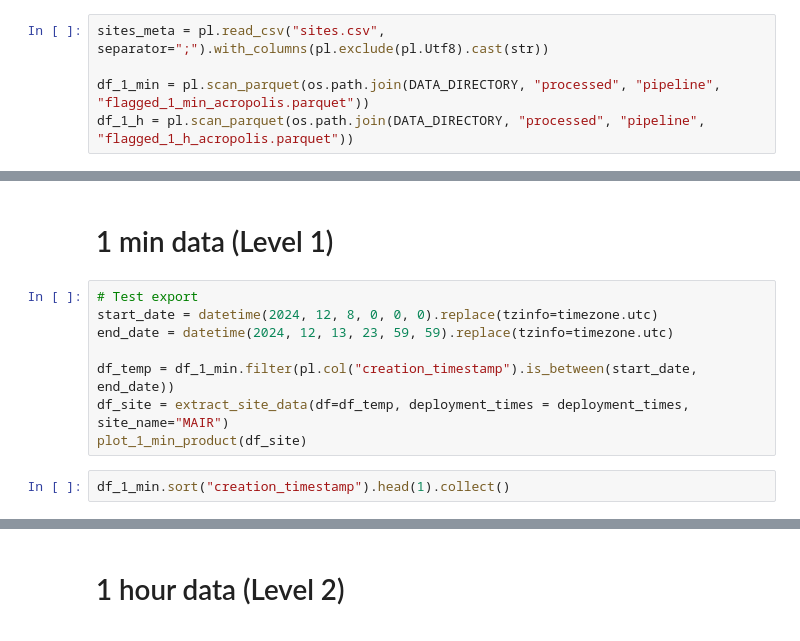
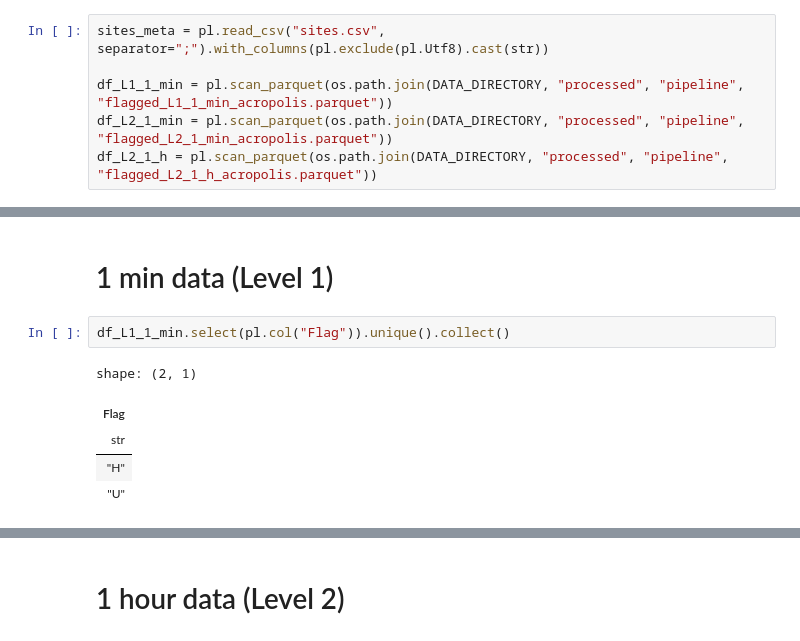
Before and after one commit to tum-esm/ACROPOLIS-data-processing, a Jupyter notebook: notebooks/export_icos_cities_portal/02_split_sites.ipynb, the cells around one changed output, grey strips where cells are left out. Saved outputs shown, nothing was run; the diff lists cells and outputs as text.

Commit message:
updates for L2 1minute product

```diff
--- a/notebooks/export_icos_cities_portal/02_split_sites.ipynb
+++ b/notebooks/export_icos_cities_portal/02_split_sites.ipynb
@@ -12,8 +10,9 @@ DATA_DIRECTORY = os.environ.get("DATA_DIRECTORY")
 # %%
 sites_meta = pl.read_csv("sites.csv", separator=";").with_columns(pl.exclude(pl.Utf8).cast(str))
 
-df_1_min = pl.scan_parquet(os.path.join(DATA_DIRECTORY, "processed", "pipeline", "flagged_1_min_acropolis.parquet"))
-df_1_h = pl.scan_parquet(os.path.join(DATA_DIRECTORY, "processed", "pipeline", "flagged_1_h_acropolis.parquet"))
+df_L1_1_min = pl.scan_parquet(os.path.join(DATA_DIRECTORY, "processed", "pipeline", "flagged_L1_1_min_acropolis.parquet"))
+df_L2_1_min = pl.scan_parquet(os.path.join(DATA_DIRECTORY, "processed", "pipeline", "flagged_L2_1_min_acropolis.parquet"))
+df_L2_1_h = pl.scan_parquet(os.path.join(DATA_DIRECTORY, "processed", "pipeline", "flagged_L2_1_h_acropolis.parquet"))
 # %%
 print(deployment_times["TUMR"])
 sites_meta.filter(pl.col("site") == "TUMR")
@@ -115,16 +52,14 @@ def calculate_decimal_year(date) -> float:
     return float("{:.6f}".format(x))
 # %% [markdown]
 # 1 min data (Level 1)
-# %%
-# Test export
-start_date = datetime(2024, 12, 8, 0, 0, 0).replace(tzinfo=timezone.utc)
-end_date = datetime(2024, 12, 13, 23, 59, 59).replace(tzinfo=timezone.utc)
-
-df_temp = df_1_min.filter(pl.col("creation_timestamp").is_between(start_date, end_date))
-df_site = extract_site_data(df=df_temp, deployment_times = deployment_times, site_name="MAIR")
-plot_1_min_product(df_site)
-# %%
-df_1_min.sort("creation_timestamp").head(1).collect()
+# %%
+df_L1_1_min.select(pl.col("Flag")).unique().collect()
+# %% [output]
+shape: (2, 1)
+| Flag |
+| str |
+| "H" |
+| "U" |
 # %%
 for site in deployment_times.keys():
     print(site)
```
Also changed, not shown: parts of 11 cells of this notebook, 2 other files.
